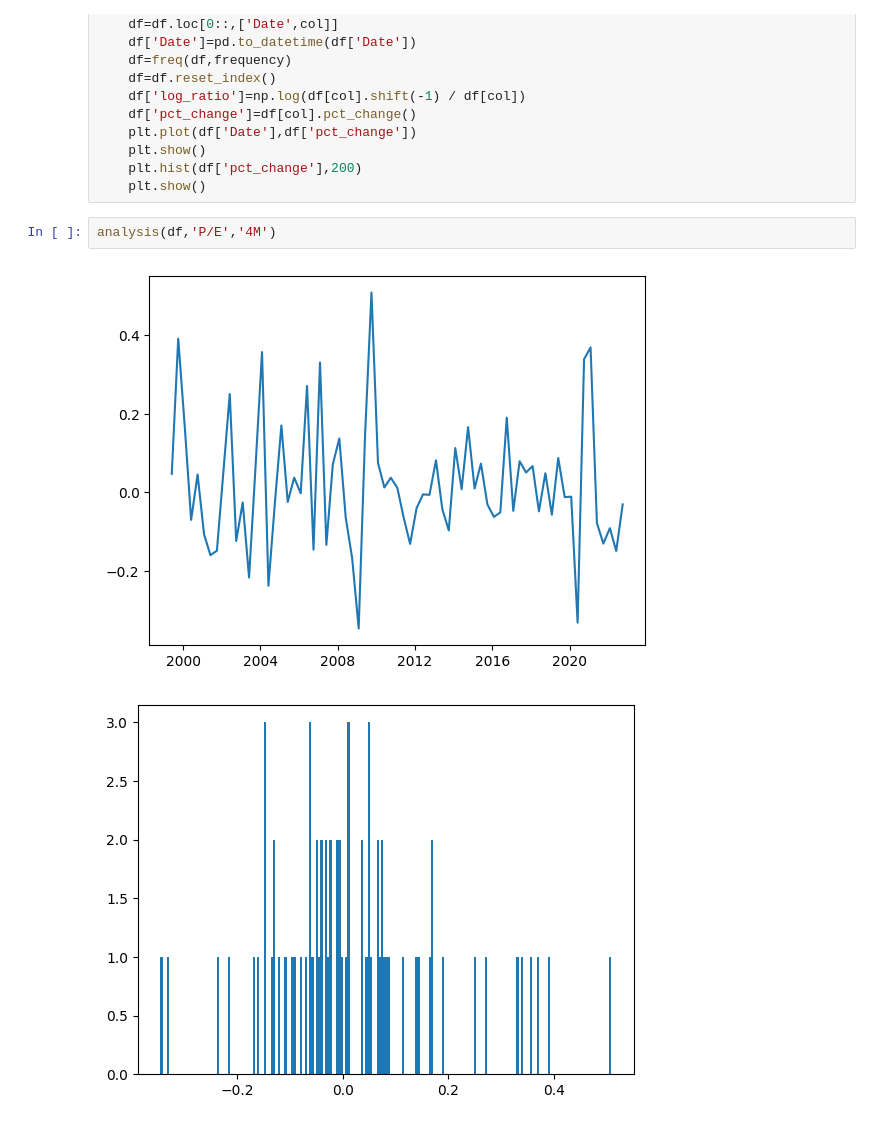
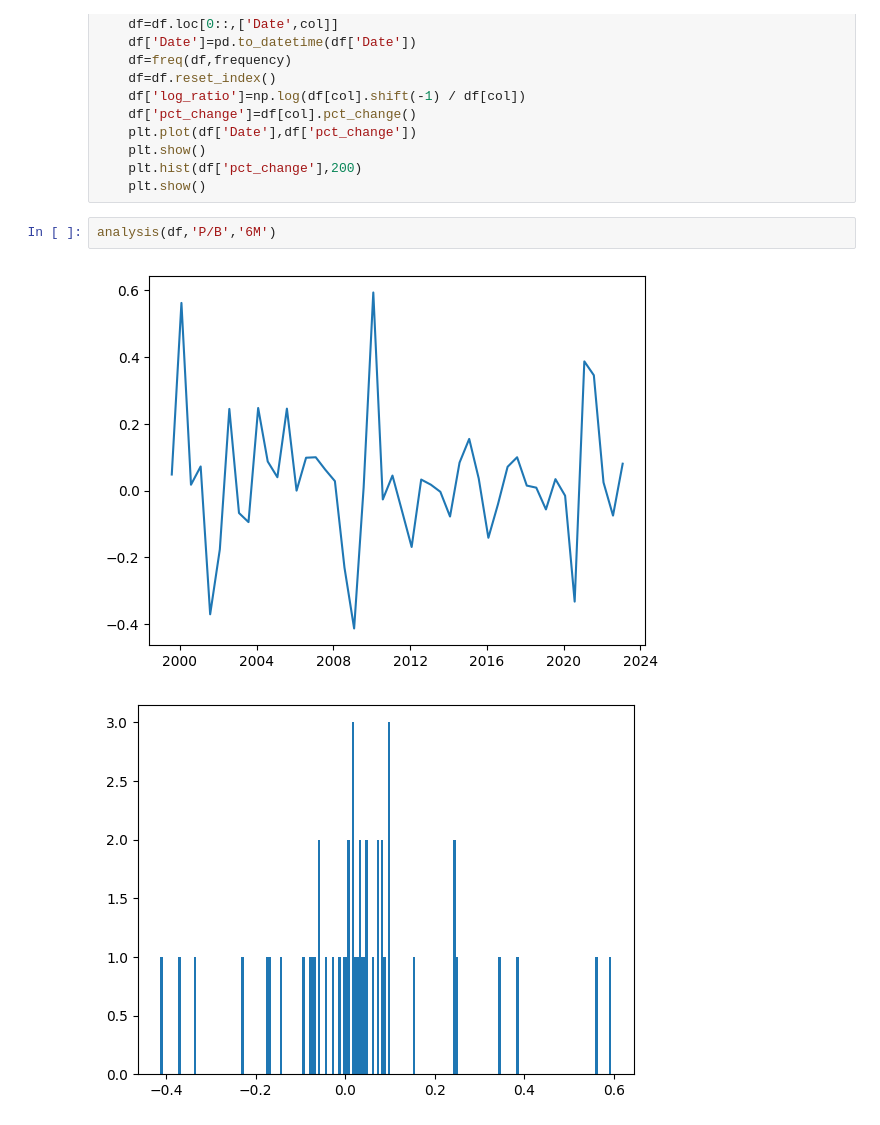
Before and after one commit to darshan-0317/SOP-EconoPhysics, a Jupyter notebook: PEPBHist.ipynb, the cells around one changed output. Drawn from its saved outputs; the diff is of its cells as text.

```diff
--- a/PEPBHist.ipynb
+++ b/PEPBHist.ipynb
@@ -38,7 +24,7 @@ def analysis(df,col,frequency):
     plt.hist(df['pct_change'],200)
     plt.show()
 # %%
-analysis(df,'P/E','4M')
+analysis(df,'P/B','6M')
 # %% [output]
-[figure, old version]
+[figure, new version]
-[figure, old version]
+[figure, new version]
```
Also changed, not shown: parts of 2 cells of this notebook, 47 other files.
